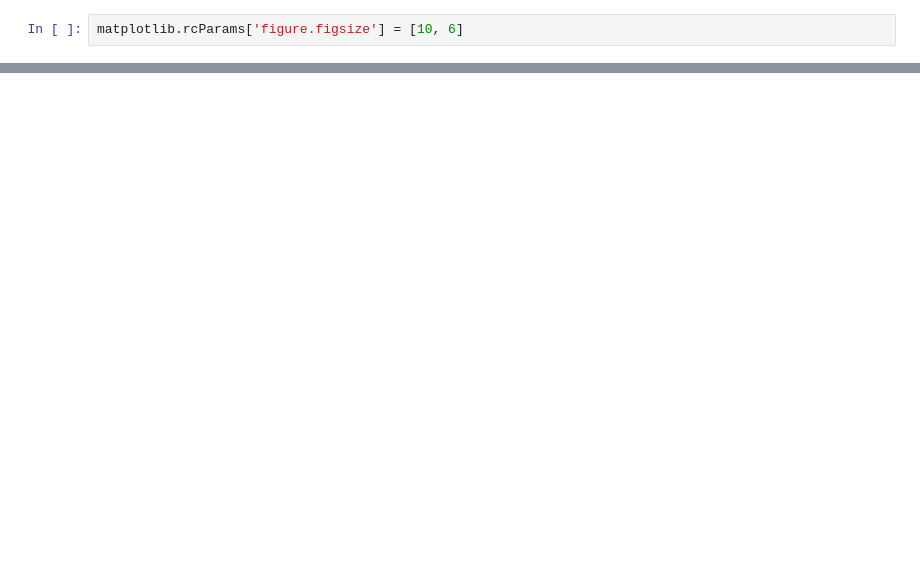
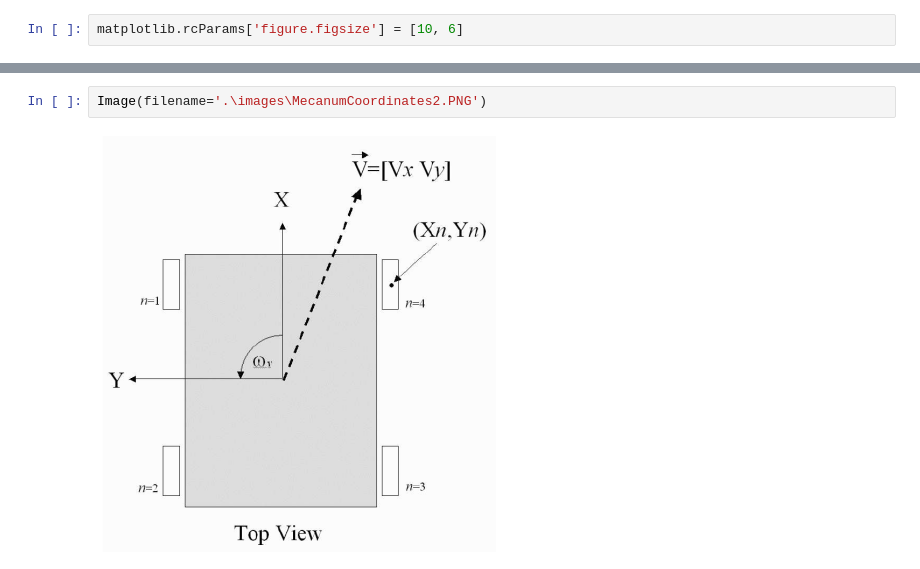
Before and after one commit to ImaginaryRadicals/telemetry_processing, a Jupyter notebook: displayTelemetry.ipynb, the cells around one changed output, grey strips where cells are left out. Saved outputs shown, nothing was run; the diff lists cells and outputs as text; blank space fills up the shorter version.

```diff
--- a/displayTelemetry.ipynb
+++ b/displayTelemetry.ipynb
@@ -29,3 +28,7 @@ telemetryAnalysis.plotMotorData(dataTable,"ARM_MOTOR")
+# %%
+Image(filename='.\images\MecanumCoordinates2.PNG')
+# %% [output]
+[figure, added]
 # %%
 telemetryAnalysis.plotXYPosition(dataTable)
 # %% [output]
```
Also changed, not shown: parts of 9 cells of this notebook, 4 other files.
